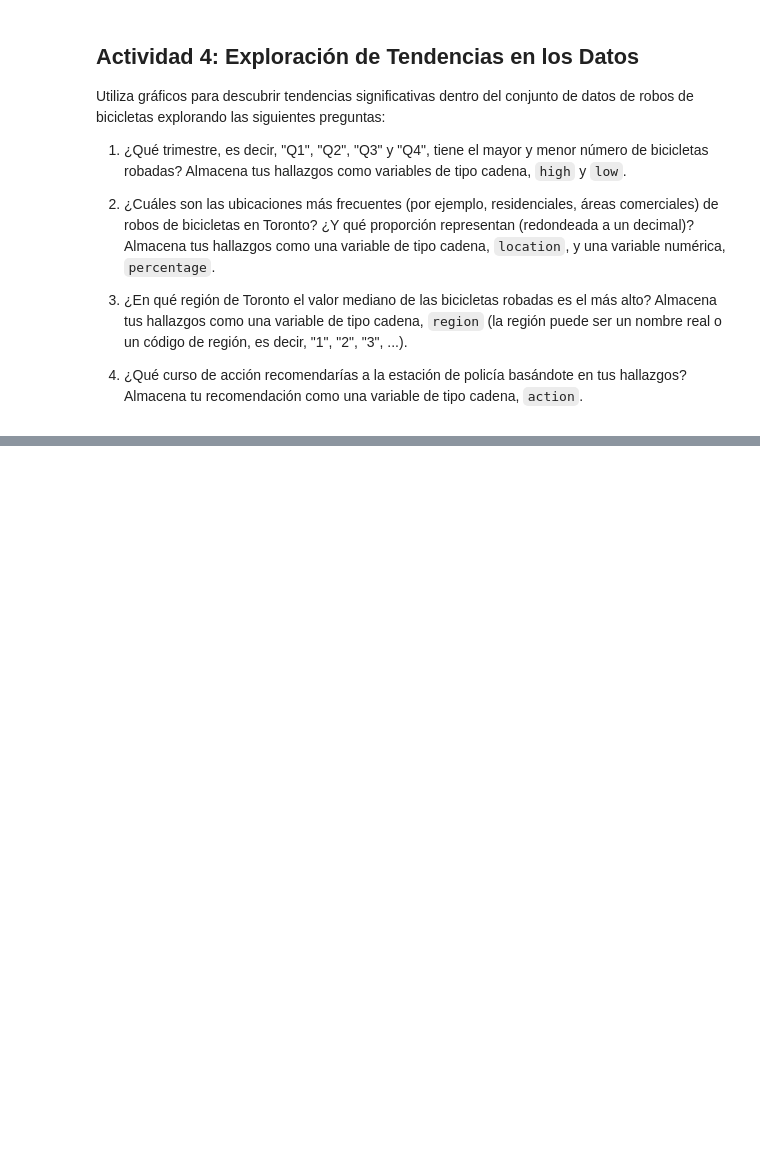
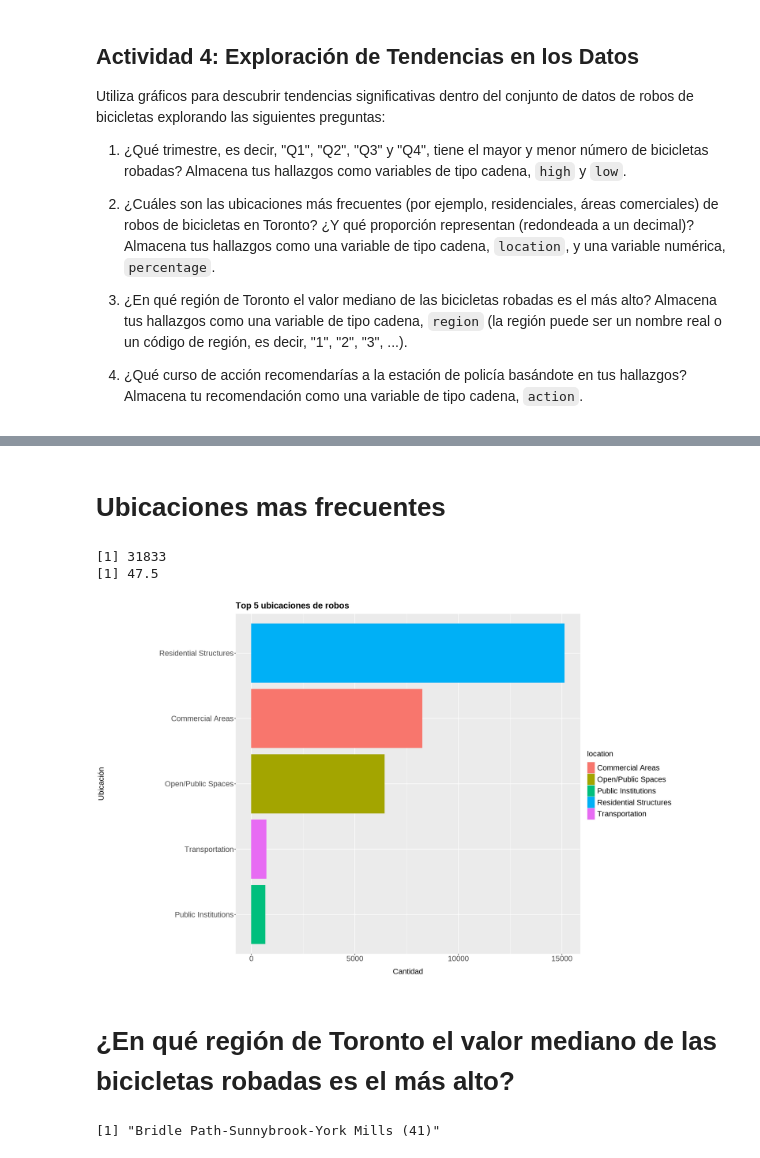
Before and after one commit to olmedoj/tarea-en-r, a Jupyter notebook: ANALISIS DE DATOS EN R II.ipynb, the cells around one changed output, grey strips where cells are left out. Drawn from its saved outputs; the diff is of its cells as text; code cells hidden in the pictures; blank space fills up the shorter version.

```diff
--- a/ANALISIS DE DATOS EN R II.ipynb
+++ b/ANALISIS DE DATOS EN R II.ipynb
@@ -690,0 +1075,5 @@ Utiliza gráficos para descubrir tendencias significativas dentro del conjunto d
+# %% [markdown]
+# Ubicaciones mas frecuentes
+# %%
+ubicaciones_robos <- bike_data %>% count(location, sort = TRUE)
+location <- ubicaciones_robos$location[1]
@@ -690,0 +1083,22 @@ Utiliza gráficos para descubrir tendencias significativas dentro del conjunto d
+# %%
+print(total_robos)
+print(percentage)
+# %% [output]
+[1] 31833
+[1] 47.5
+# %%
+ggplot(ubicaciones_robos[1:5,], aes(x = reorder(location, n), y = n, fill = location)) +
+  geom_col() +
+  coord_flip() +
+  labs(title = "Top 5 ubicaciones de robos", x = "Ubicación", y = "Cantidad") +
+  theme(
+    plot.title = element_text(size = 25, face = "bold"),
+    axis.title = element_text(size = 22),
+    axis.text = element_text(size = 22),
+    legend.title = element_text(size = 22),
+    legend.text = element_text(size = 22)
+  )
+# %% [output]
+[figure, added]
+# %% [markdown]
+# ¿En qué región de Toronto el valor mediano de las bicicletas robadas es el más alto?
@@ -690,0 +1112,4 @@ Utiliza gráficos para descubrir tendencias significativas dentro del conjunto d
+# %%
+region
+# %% [output]
+[1] "Bridle Path-Sunnybrook-York Mills (41)"
```
Also changed, not shown: parts of 57 cells of this notebook, 1 other file.
